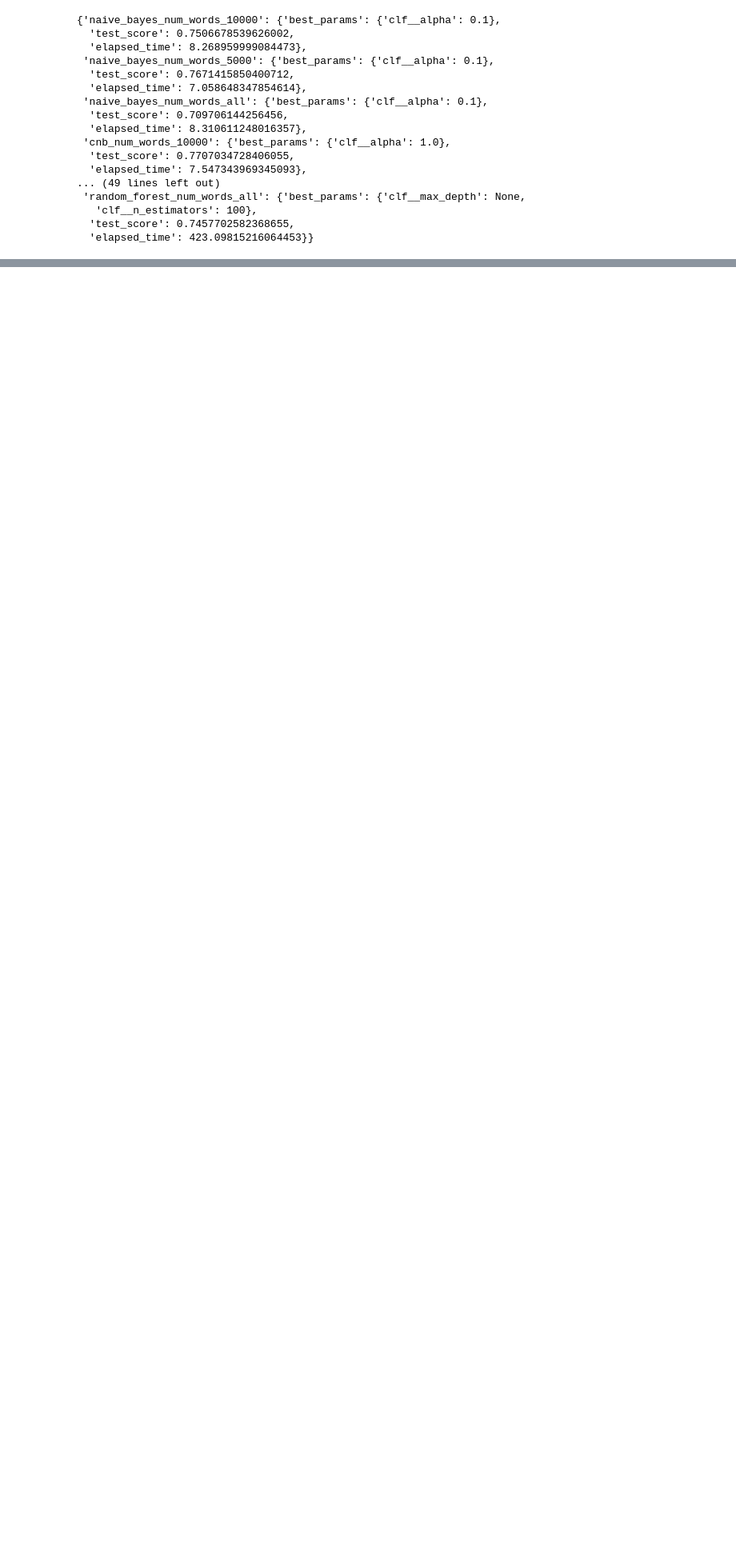
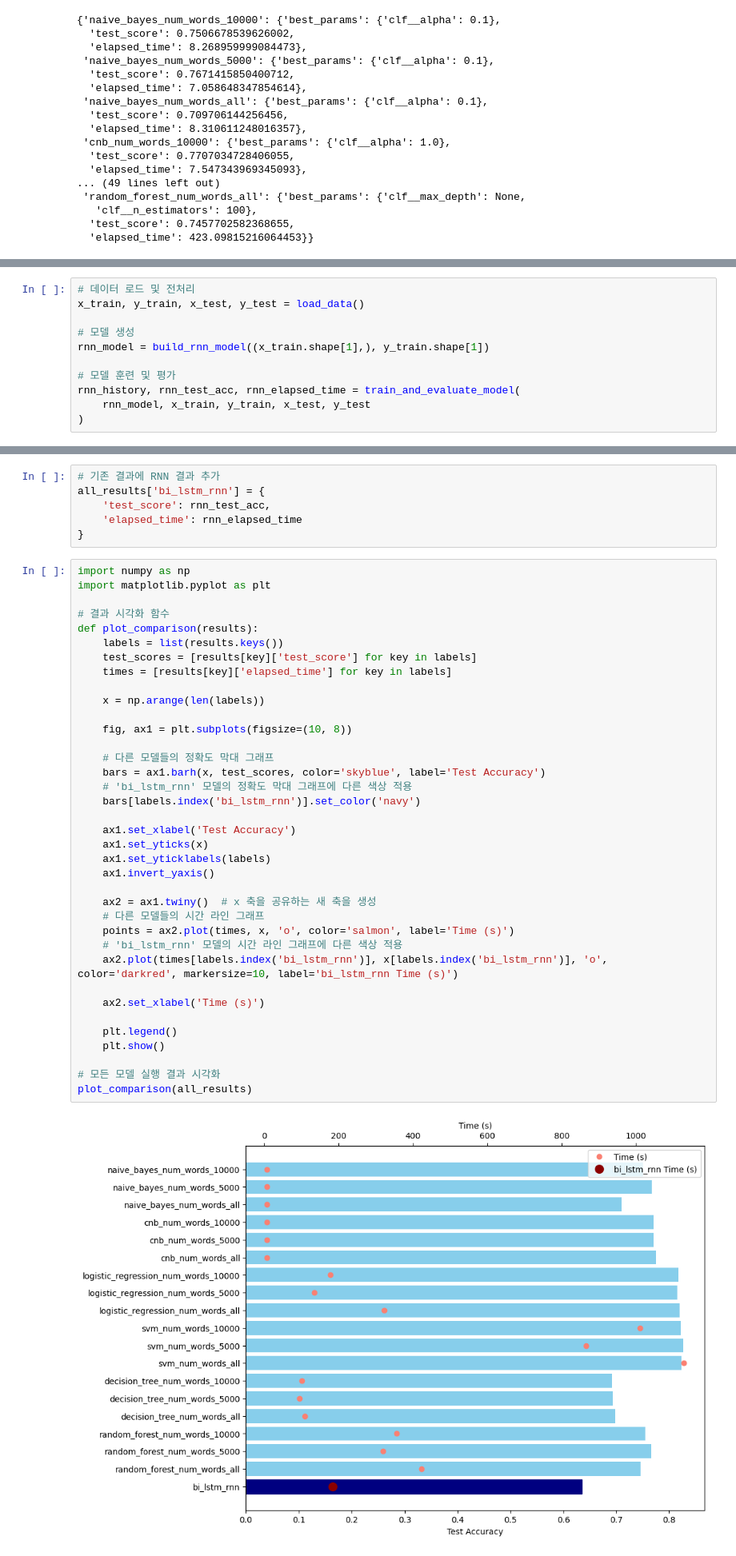
Before and after one commit to seoulcity/AIFFEL_going_deeper, a Jupyter notebook: 04-06_text_classifications/06_News_classification_Projects_with_various_models.ipynb, the cells around one changed output, grey strips where cells are left out. Shown at 80% size. Saved outputs shown, nothing was run; the diff lists cells and outputs as text; blank space fills up the shorter version.

```diff
--- a/04-06_text_classifications/06_News_classification_Projects_with_various_models.ipynb
+++ b/04-06_text_classifications/06_News_classification_Projects_with_various_models.ipynb
@@ -304,0 +367,11 @@ plot_results(all_results)
+# %%
+# 데이터 로드 및 전처리
+x_train, y_train, x_test, y_test = load_data()
+
+# 모델 생성
+rnn_model = build_rnn_model((x_train.shape[1],), y_train.shape[1])
+
+# 모델 훈련 및 평가
+rnn_history, rnn_test_acc, rnn_elapsed_time = train_and_evaluate_model(
+    rnn_model, x_train, y_train, x_test, y_test
+)
@@ -304,0 +399,45 @@ plot_results(all_results)
+# %%
+# 기존 결과에 RNN 결과 추가
+all_results['bi_lstm_rnn'] = {
+    'test_score': rnn_test_acc,
+    'elapsed_time': rnn_elapsed_time
+}
+# %%
+import numpy as np
+import matplotlib.pyplot as plt
+
+# 결과 시각화 함수
+def plot_comparison(results):
+    labels = list(results.keys())
+    test_scores = [results[key]['test_score'] for key in labels]
+    times = [results[key]['elapsed_time'] for key in labels]
+
+    x = np.arange(len(labels))
+
+    fig, ax1 = plt.subplots(figsize=(10, 8))
+
+    # 다른 모델들의 정확도 막대 그래프
+    bars = ax1.barh(x, test_scores, color='skyblue', label='Test Accuracy')
+    # 'bi_lstm_rnn' 모델의 정확도 막대 그래프에 다른 색상 적용
+    bars[labels.index('bi_lstm_rnn')].set_color('navy')
+
+    ax1.set_xlabel('Test Accuracy')
+    ax1.set_yticks(x)
+    ax1.set_yticklabels(labels)
+    ax1.invert_yaxis()
+
+    ax2 = ax1.twiny()  # x 축을 공유하는 새 축을 생성
+    # 다른 모델들의 시간 라인 그래프
+    points = ax2.plot(times, x, 'o', color='salmon', label='Time (s)')
+    # 'bi_lstm_rnn' 모델의 시간 라인 그래프에 다른 색상 적용
+    ax2.plot(times[labels.index('bi_lstm_rnn')], x[labels.index('bi_lstm_rnn')], 'o', color='darkred', markersize=10, label='bi_lstm_rnn Time (s)')
+
+    ax2.set_xlabel('Time (s)')
+
+    plt.legend()
+    plt.show()
+
+# 모든 모델 실행 결과 시각화
+plot_comparison(all_results)
+# %% [output]
+[figure, added]
```
Also changed, not shown: parts of 5 cells of this notebook.
